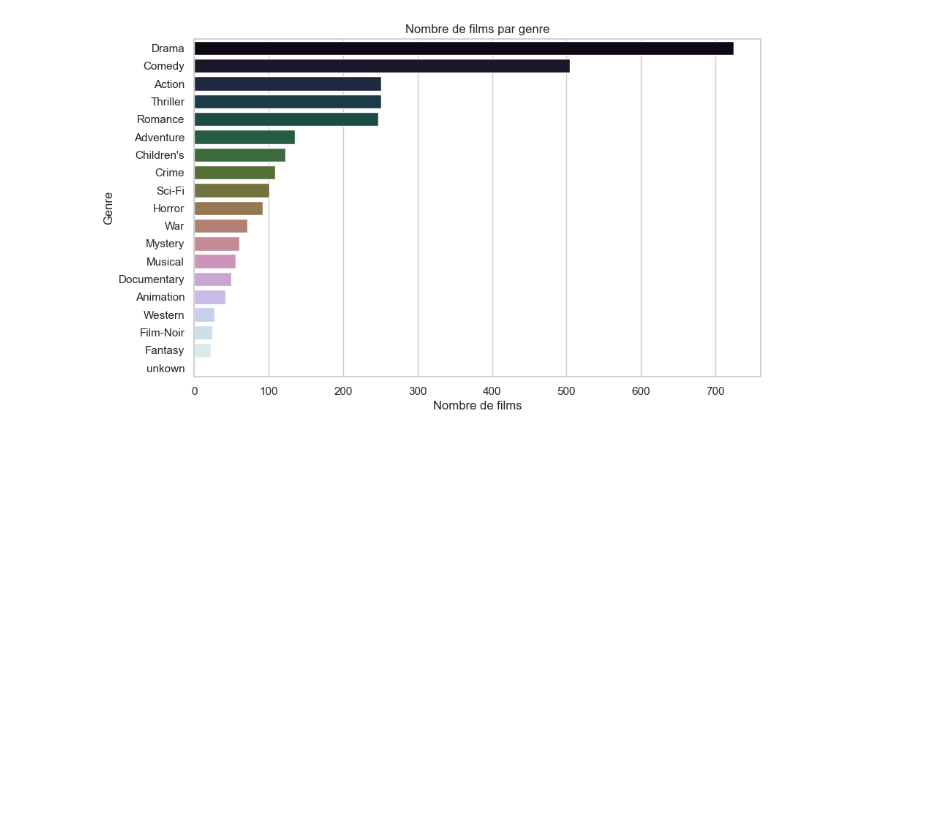
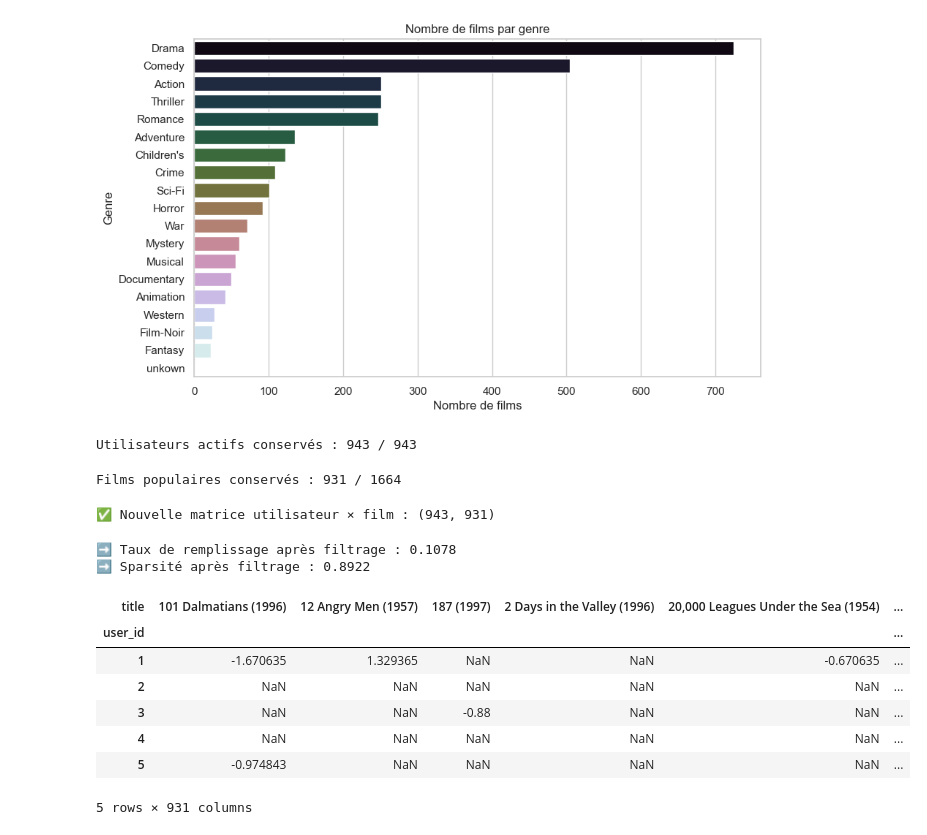
Before and after one commit to brimetz/MovieRecommenderSystem, a Jupyter notebook: notebooks/EDA.ipynb, the cells around one changed output. Saved outputs shown, nothing was run; the diff lists cells and outputs as text; code cells hidden in the pictures; blank space fills up the shorter version.

```diff
--- a/notebooks/EDA.ipynb
+++ b/notebooks/EDA.ipynb
@@ -228,3 +228,57 @@ Passing `palette` without assigning `hue` is deprecated and will be removed in v
 
   sns.barplot(x=genre_counts.values, y=genre_counts.index, palette="cubehelix")
 [figure]
+# %%
+# Filtrer Utilitsateurs avec trop peu de notes
+# ⚙️ Seuil : utilisateurs avec < 20 notes
+user_activity = ratings['user_id'].value_counts()
+active_users = user_activity[user_activity >= 20].index
+
+filtered_ratings = ratings[ratings['user_id'].isin(active_users)]
+print(f"Utilisateurs actifs conservés : {len(active_users)} / {ratings['user_id'].nunique()}")
+# %% [output]
+Utilisateurs actifs conservés : 943 / 943
+# %%
+# Filtrer les films avec trop peu de notes
+# ⚙️ Seuil : films avec < 20 notes
+movie_popularity = filtered_ratings['title'].value_counts()
+popular_movies = movie_popularity[movie_popularity >= 20].index
+
+filtered_ratings = filtered_ratings[filtered_ratings['title'].isin(popular_movies)]
+print(f"Films populaires conservés : {len(popular_movies)} / {ratings['title'].nunique()}")
+# %% [output]
+Films populaires conservés : 931 / 1664
+# %%
+# recalculer la matrice Utilisateurs x films filtrés
+filtered_user_movie_matrix = filtered_ratings.pivot_table(
+    index='user_id',
+    columns='title',
+    values='rating'
+)
+print("✅ Nouvelle matrice utilisateur × film :", filtered_user_movie_matrix.shape)
+# %% [output]
+✅ Nouvelle matrice utilisateur × film : (943, 931)
+# %%
+# Mesurer la nouvelle sparsité
+density_filtered = compute_density(filtered_user_movie_matrix)
+sparsity_filtered = compute_sparsity(filtered_user_movie_matrix)
+
+print(f"➡️ Taux de remplissage après filtrage : {density_filtered:.4f}")
+print(f"➡️ Sparsité après filtrage : {sparsity_filtered:.4f}")
+# %% [output]
+➡️ Taux de remplissage après filtrage : 0.1078
+➡️ Sparsité après filtrage : 0.8922
+# %%
+# centrer les notes pour aider des futures algorythmes (Corrélation de pearson, SVD...)
+# Centrer les notes de chaque utilisateur autour de sa moyenne
+centered_matrix = filtered_user_movie_matrix.sub(filtered_user_movie_matrix.mean(axis=1), axis=0)
+centered_matrix.head()
+# %% [output]
+| title | 101 Dalmatians (1996) | 12 Angry Men (1957) | 187 (1997) | 2 Days in the Valley (1996) | 20,000 Leagues Under the Sea (1954) | ... |
+| user_id |  |  |  |  |  | ... |
+| 1 | -1.670635 | 1.329365 | NaN | NaN | -0.670635 | ... |
+| 2 | NaN | NaN | NaN | NaN | NaN | ... |
+| 3 | NaN | NaN | -0.88 | NaN | NaN | ... |
+| 4 | NaN | NaN | NaN | NaN | NaN | ... |
+| 5 | -0.974843 | NaN | NaN | NaN | NaN | ... |
+5 rows × 931 columns
```
Also changed, not shown: parts of 2 cells of this notebook, 1 other file.
